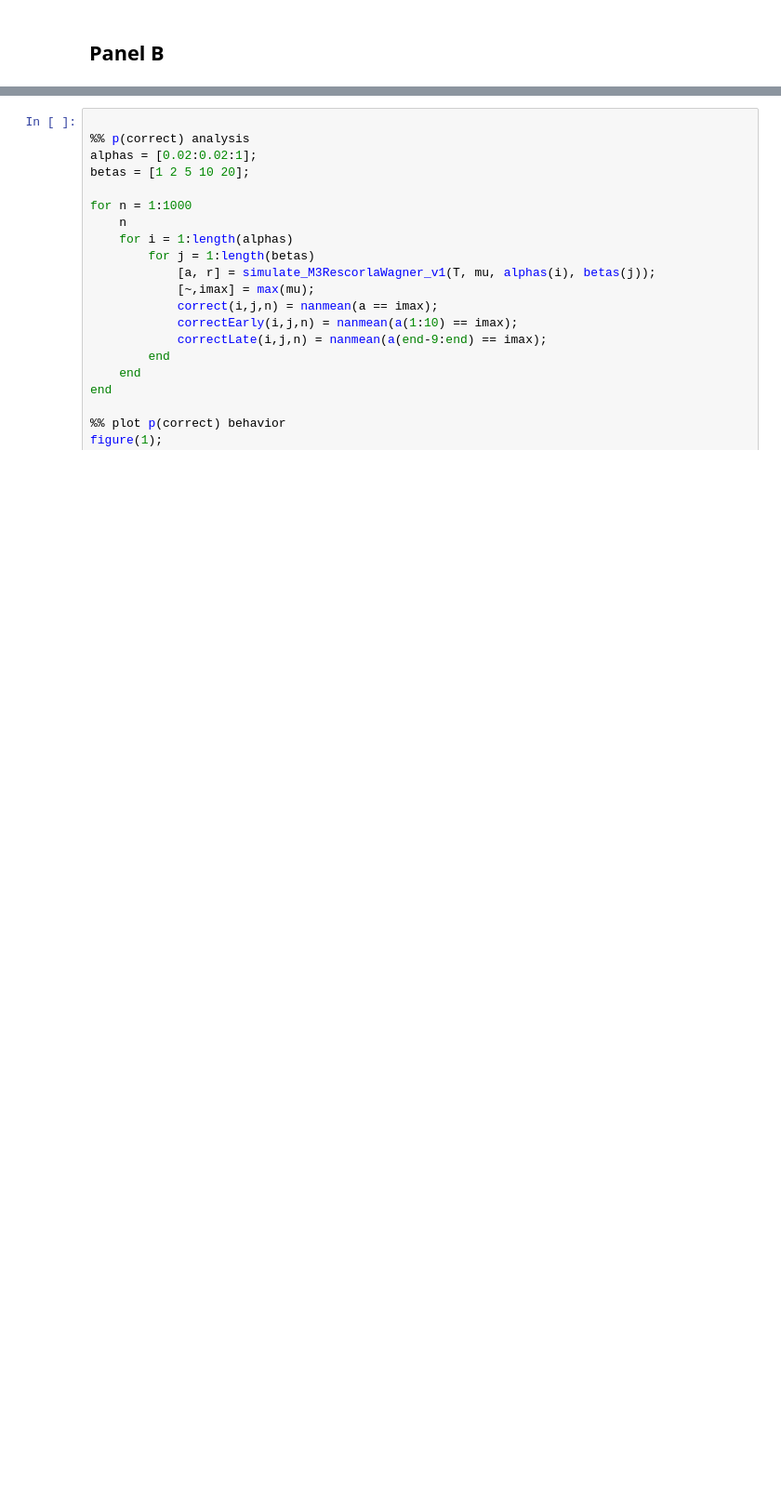
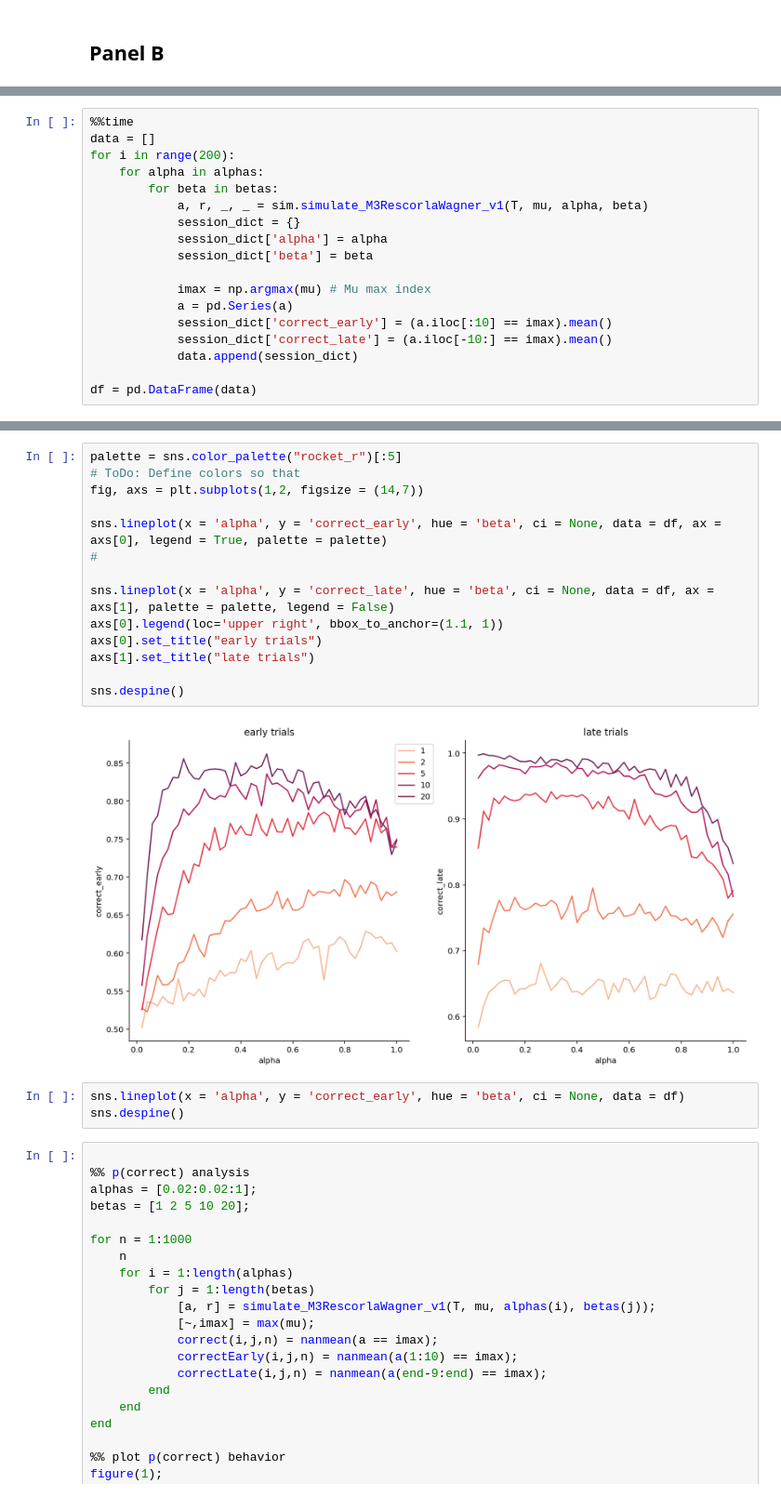
Before and after one commit to hgzech/simulation_workshop, a Jupyter notebook: 02_wilson_figure.ipynb, the cells around one changed output, grey strips where cells are left out. Shown at 93% size. Cells and saved outputs as stored; diff of their text form; blank space fills up the shorter version.

Commit message:
finished wilson plot; added concrete simulation

```diff
--- a/02_wilson_figure.ipynb
+++ b/02_wilson_figure.ipynb
@@ -100,0 +95,18 @@ TypeError: 'float' object cannot be interpreted as an integer
+# %%
+%%time
+data = []
+for i in range(200):
+    for alpha in alphas:
+        for beta in betas:
+            a, r, _, _ = sim.simulate_M3RescorlaWagner_v1(T, mu, alpha, beta)
+            session_dict = {}
+            session_dict['alpha'] = alpha
+            session_dict['beta'] = beta
+
+            imax = np.argmax(mu) # Mu max index
+            a = pd.Series(a)
+            session_dict['correct_early'] = (a.iloc[:10] == imax).mean()
+            session_dict['correct_late'] = (a.iloc[-10:] == imax).mean()
+            data.append(session_dict)
+
+df = pd.DataFrame(data)
@@ -101,3 +118,22 @@ TypeError: 'float' object cannot be interpreted as an integer
+# %%
+palette = sns.color_palette("rocket_r")[:5]
+# ToDo: Define colors so that
+fig, axs = plt.subplots(1,2, figsize = (14,7))
+
+sns.lineplot(x = 'alpha', y = 'correct_early', hue = 'beta', ci = None, data = df, ax = axs[0], legend = True, palette = palette)
+#
+
+sns.lineplot(x = 'alpha', y = 'correct_late', hue = 'beta', ci = None, data = df, ax = axs[1], palette = palette, legend = False)
+axs[0].legend(loc='upper right', bbox_to_anchor=(1.1, 1))
+axs[0].set_title("early trials")
+axs[1].set_title("late trials")
+
+sns.despine()
+# %% [output]
+[figure, added]
+# %%
+sns.lineplot(x = 'alpha', y = 'correct_early', hue = 'beta', ci = None, data = df)
+sns.despine()
 # %%
 
 %% p(correct) analysis
```
Also changed, not shown: parts of 8 cells of this notebook, 5 other files.
